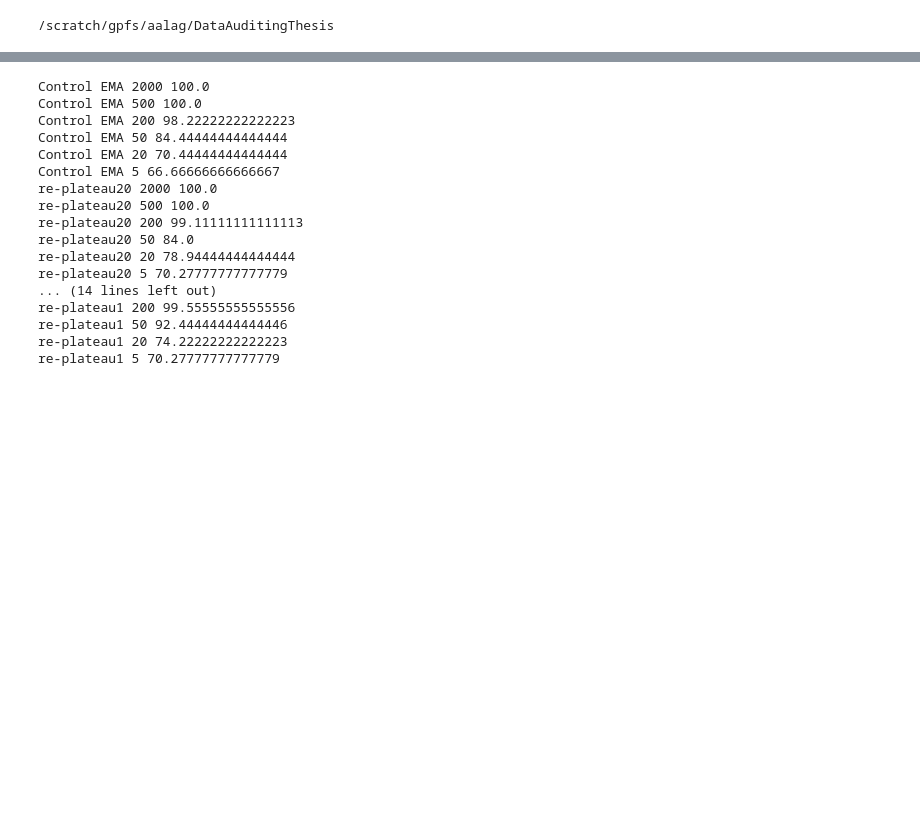
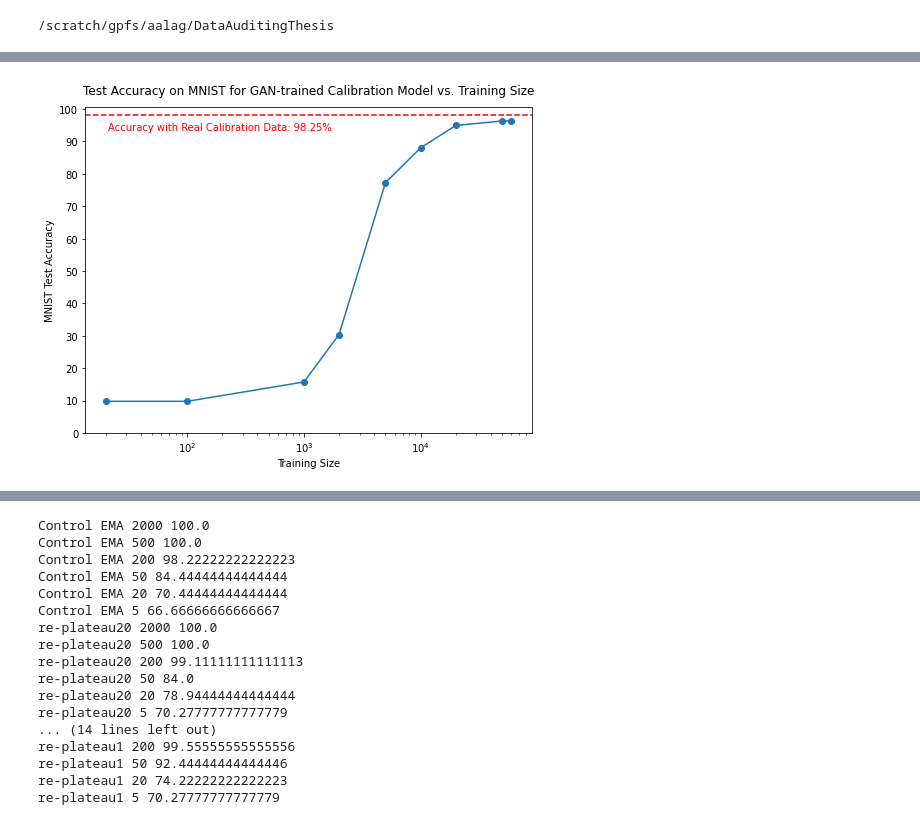
Before and after one commit to ayush-alag/DataAuditing, a Jupyter notebook: aggregate_result.ipynb, the cells around one changed output, grey strips where cells are left out. Drawn from its saved outputs; the diff is of its cells as text; code cells hidden in the pictures; blank space fills up the shorter version.

```diff
--- a/aggregate_result.ipynb
+++ b/aggregate_result.ipynb
@@ -192,0 +347,19 @@ NameError: name 'graph_200' is not defined
+# %%
+sizes = [20, 100, 1000, 2000, 5000, 10000, 20000, 50000, 60000]
+gan_ema = [86.18055555555554, 91.20833333333333, 89.52083333333333, 89.19444444444444, 89.77777777777779, 90.02777777777777, 91.625, 89.90277777777779, 90.74305555555556]
+gan_acc = [9.78, 9.78, 15.75, 30.39, 77.30, 88.03, 94.93, 96.33, 96.36]
+
+gan_m6 = [45.81, 65.72, 59.08, 56.89, 59.61, 60.33, 67.22, 60.97, 63.69]
+# %%
+plt.figure(figsize=(8,6))
+plt.title('Test Accuracy on MNIST for GAN-trained Calibration Model vs. Training Size', y=1.02)
+plt.xlabel("Training Size")
+plt.ylabel("MNIST Test Accuracy")
+plt.plot(sizes, gan_acc, marker='o', label="Two-Layer MLP")
+plt.axhline(98.25, color='r', linestyle='--')
+plt.yticks(np.arange(0, 101, 10))
+plt.annotate("Accuracy with Real Calibration Data: 98.25%", (20, 98), color='red', textcoords="offset points", xytext=(2, -15))
+plt.xscale("log")
+plt.show()
+# %% [output]
+[figure, added]
```
Also changed, not shown: parts of 50 cells of this notebook, 9 other files.
